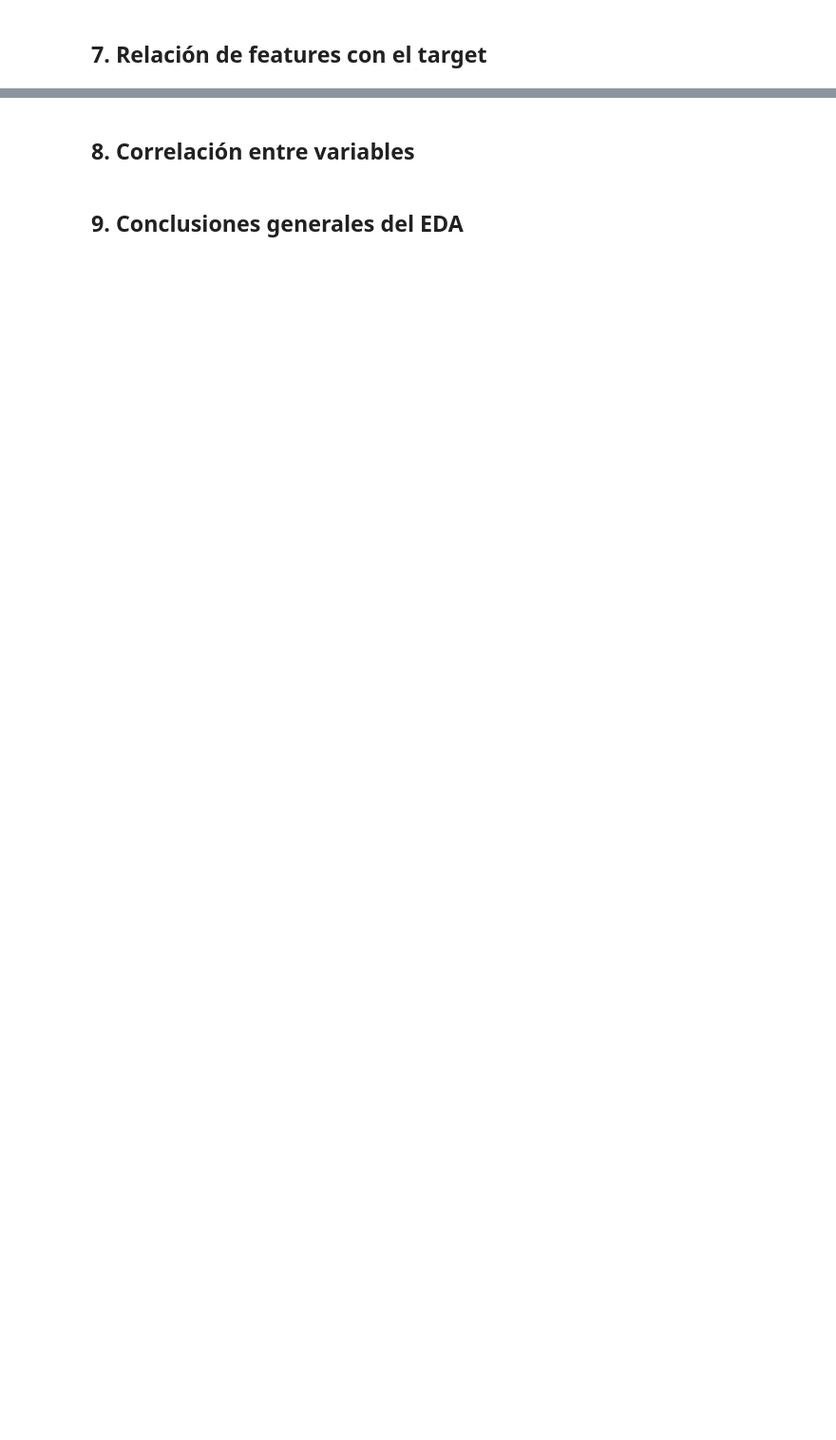
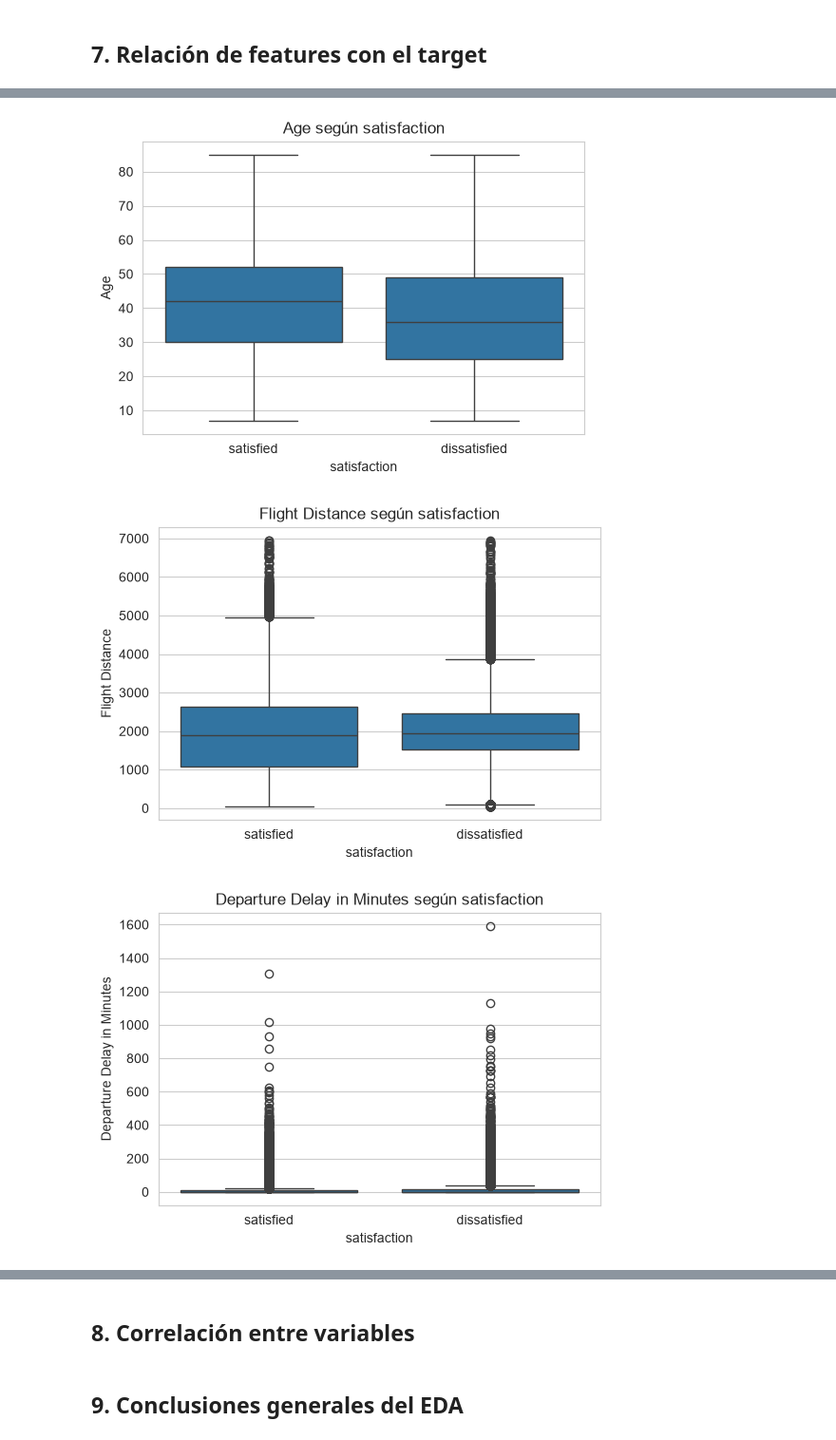
Before and after one commit to crismary-castellanos-stori/up-fds-tp, a Jupyter notebook: TP_EDA.ipynb, the cells around one changed output, grey strips where cells are left out. Shown at 95% size. Cells and saved outputs as stored; diff of their text form; code cells hidden in the pictures; blank space fills up the shorter version.

Commit message:
agregado analisis de outliers y relaciones de features con el target (#1)

```diff
--- a/TP_EDA.ipynb
+++ b/TP_EDA.ipynb
@@ -47,0 +82,23 @@ df.head()
+# %%
+# Detección de outliers por rango intercuartílico (IQR) — solo variables continuas
+def contar_outliers_iqr(serie):
+    q1 = serie.quantile(0.25)
+    q3 = serie.quantile(0.75)
+    iqr = q3 - q1
+    lim_inf = q1 - 1.5 * iqr
+    lim_sup = q3 + 1.5 * iqr
+    n_outliers = ((serie < lim_inf) | (serie > lim_sup)).sum()
+    return n_outliers, lim_inf, lim_sup
+
+resumen_outliers = []
+for col in continuas:
+    n, lim_inf, lim_sup = contar_outliers_iqr(df[col])
+    resumen_outliers.append({
+        "variable": col,
+        "outliers": n,
+        "% outliers": round(100 * n / len(df), 2),
+        "límite inferior": round(lim_inf, 2),
+        "límite superior": round(lim_sup, 2),
+    })
+
+pd.DataFrame(resumen_outliers).sort_values("outliers", ascending=False)
@@ -49,0 +158,9 @@ df.head()
+# %%
+target = "satisfaction"
+
+continuas = ["Age", "Flight Distance", "Departure Delay in Minutes", "Arrival Delay in Minutes"]
+num_cols = df.select_dtypes(include="number").columns.tolist()
+calificaciones = [c for c in num_cols if c not in continuas]
+categoricas = ["Gender", "Customer Type", "Type of Travel", "Class"]
+
+df[target].value_counts(normalize=True)
@@ -49,0 +172,11 @@ df.head()
+# %%
+# Variables continuas vs. target: boxplot por clase
+for col in continuas:
+    plt.figure(figsize=(6, 4))
+    sns.boxplot(data=df, x=target, y=col)
+    plt.title(f"{col} según {target}")
+    plt.show()
+# %% [output]
+[figure, added]
+[figure, added]
+[figure, added]
```
Also changed, not shown: parts of 13 cells of this notebook.
